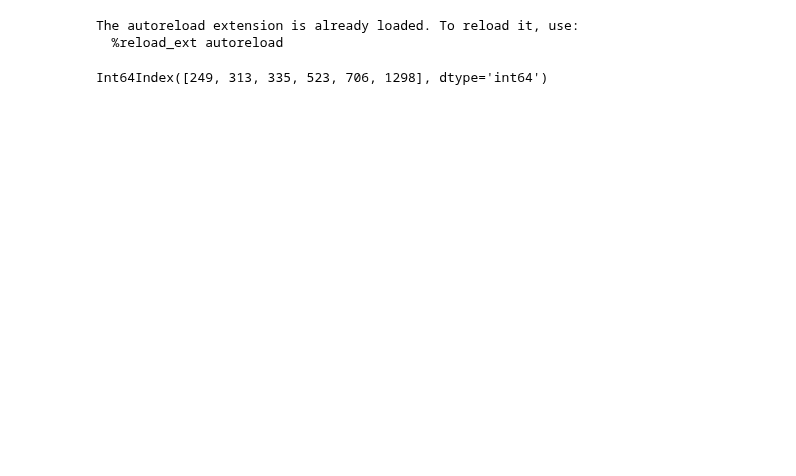
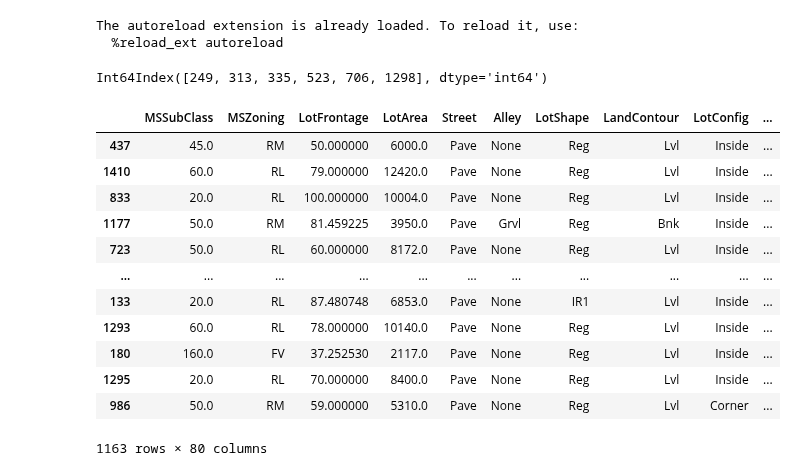
Before and after one commit to Altair200333/ML_tasks, a Jupyter notebook: task4/lgbm_submit.ipynb, the cells around one changed output. Saved outputs shown, nothing was run; the diff lists cells and outputs as text; code cells hidden in the pictures; blank space fills up the shorter version.

```diff
--- a/task4/lgbm_submit.ipynb
+++ b/task4/lgbm_submit.ipynb
@@ -75,6 +75,22 @@ transformer.fit(X_train)
 
 X_train = transformer.transform(X_train, False)
 X_test = transformer.transform(X_test, False)
+# %%
+X_train
+# %% [output]
+|  | MSSubClass | MSZoning | LotFrontage | LotArea | Street | Alley | LotShape | LandContour | LotConfig | ... |
+| 437 | 45.0 | RM | 50.000000 | 6000.0 | Pave | None | Reg | Lvl | Inside | ... |
+| 1410 | 60.0 | RL | 79.000000 | 12420.0 | Pave | None | Reg | Lvl | Inside | ... |
+| 833 | 20.0 | RL | 100.000000 | 10004.0 | Pave | None | Reg | Lvl | Inside | ... |
+| 1177 | 50.0 | RM | 81.459225 | 3950.0 | Pave | Grvl | Reg | Bnk | Inside | ... |
+| 723 | 50.0 | RL | 60.000000 | 8172.0 | Pave | None | Reg | Lvl | Inside | ... |
+| ... | ... | ... | ... | ... | ... | ... | ... | ... | ... | ... |
+| 133 | 20.0 | RL | 87.480748 | 6853.0 | Pave | None | IR1 | Lvl | Inside | ... |
+| 1293 | 60.0 | RL | 78.000000 | 10140.0 | Pave | None | Reg | Lvl | Inside | ... |
+| 180 | 160.0 | FV | 37.252530 | 2117.0 | Pave | None | Reg | Lvl | Inside | ... |
+| 1295 | 20.0 | RL | 70.000000 | 8400.0 | Pave | None | Reg | Lvl | Inside | ... |
+| 986 | 50.0 | RM | 59.000000 | 5310.0 | Pave | None | Reg | Lvl | Corner | ... |
+1163 rows × 80 columns
 # %%
 to_categorical(X_train)
 to_categorical(X_test)
```
Also changed, not shown: parts of 6 cells of this notebook, 12 other files.
